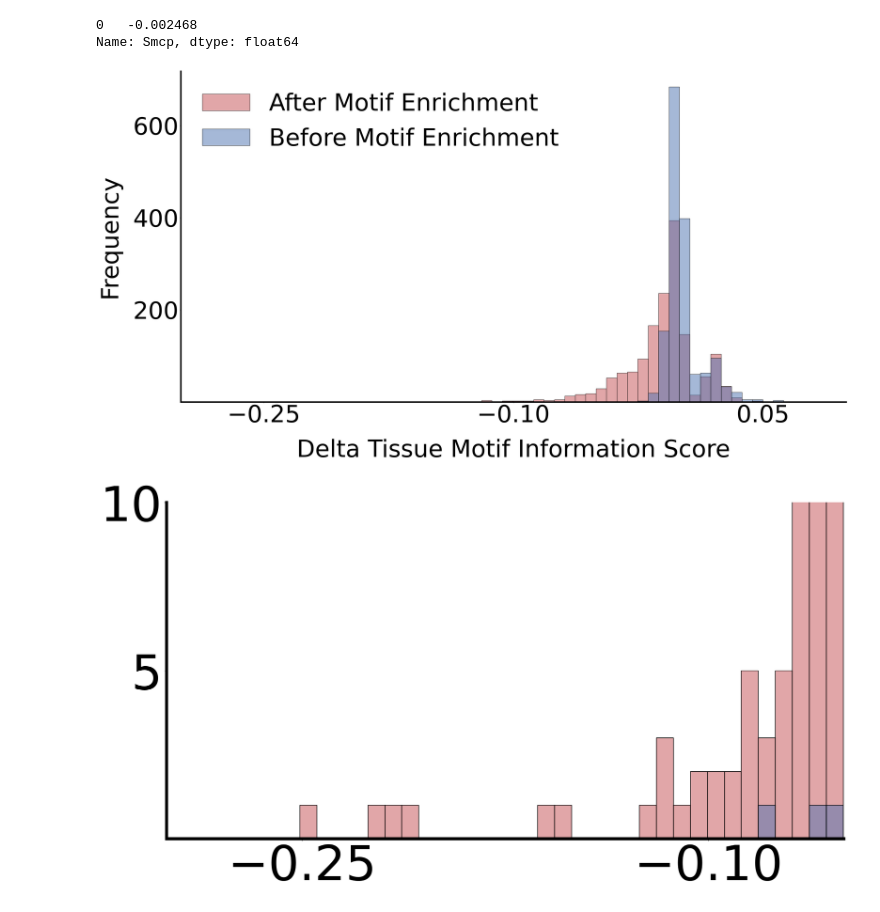
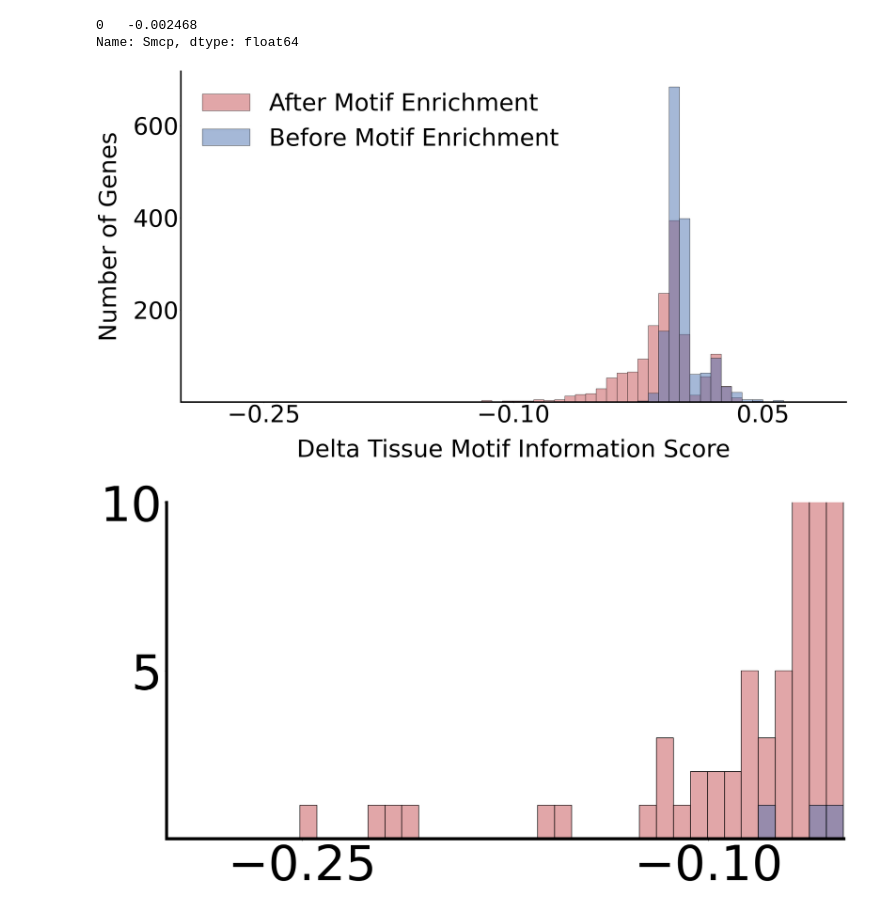
Before and after one commit to broadinstitute/TissueMosaic_Manuscript, a Jupyter notebook: Figure2/Figure_2G.ipynb, the cells around one changed output. Saved outputs shown, nothing was run; the diff lists cells and outputs as text; code cells hidden in the pictures.

```diff
--- a/Figure2/Figure_2G.ipynb
+++ b/Figure2/Figure_2G.ipynb
@@ -181,7 +181,7 @@ sns.histplot(before_after_purification, bins=50, legend=False,ax=ax, palette = [
 # ax1 = fig.add_subplot(gs[0, 0])
 # sns.histplot(higher_si_in_db, bins=35, legend=False, ax=ax, color='blue')
 # plt.xlabel('Delta Spatial Information Score', fontsize=labelfontsize, labelpad=labelpad)
-plt.ylabel('Frequency', fontsize=labelfontsize, labelpad=labelpad)
+plt.ylabel('Number of Genes', fontsize=labelfontsize, labelpad=labelpad)
 plt.xlabel('Delta Tissue Motif Information Score', fontsize=labelfontsize, labelpad=labelpad)
 # ax1.tick_params(axis='both', labelsize=tickfontsize)  # Adjust labelsize as needed
 # ax1.set_yticks([100,200,300,400, 500, 600])
@@ -190,35 +190,35 @@ plt.xlabel('Delta Tissue Motif Information Score', fontsize=labelfontsize, label
 plt.xlim(-0.30, 0.1)
 ax.spines['top'].set_visible(False)
 ax.spines['right'].set_visible(False)
 
 # fig.text(0.5, 0.04, 'Delta Spatial Information Score', fontsize = labelfontsize, ha='center', va='center')
 # ax.spines['bottom'].set_linewidth(linewidth)
 # ax.spines['left'].set_linewidth(linewidth)
 
 
 # ax2 = fig.add_subplot(gs[0, 1])
 # sns.histplot(higher_si_in_distilled_db,bins=35, legend=False, hue = 'orange', ax=ax)
 ax.tick_params(axis='both', labelsize=tickfontsize)  # Adjust labelsize as needed
 # plt.xlabel('Delta Spatial Information Score', fontsize=labelfontsize, labelpad=labelpad)
 # plt.ylabel('')
 # ax2.tick_params(axis='both', labelsize=tickfontsize)  # Adjust labelsize as needed
 # ax2.set_yticks([100,200,300])
 # plt.title('WT vs Diabetes Spatially Informed Genes')
 # plt.xlim(-0.30, 0.1)
 ax.set_yticks([200,400,600])
 ax.set_xticks([-0.25, -0.10, 0.05])
 ax.spines['top'].set_visible(False)
 ax.spines['right'].set_visible(False)
 plt.legend(['After Motif Enrichment', 'Before Motif Enrichment'], fontsize=legendfontsize, frameon=False)
 # ax2.set_title('After Purification', fontsize=titlefontsize)
 
 
 ax.spines['bottom'].set_linewidth(linewidth)
 ax.spines['left'].set_linewidth(linewidth)
 
-fig.savefig('fig_2g.pdf',  transparent=True, dpi=600, bbox_inches='tight')
+fig.savefig('./plots/fig_2g.pdf',  transparent=True, dpi=600, bbox_inches='tight')
 # %% [output]
-[figure, old version]
+[figure, new version]
 # %%
 ## try overlaying
 
```
Also changed, not shown: parts of 2 cells of this notebook, 9 other files.
